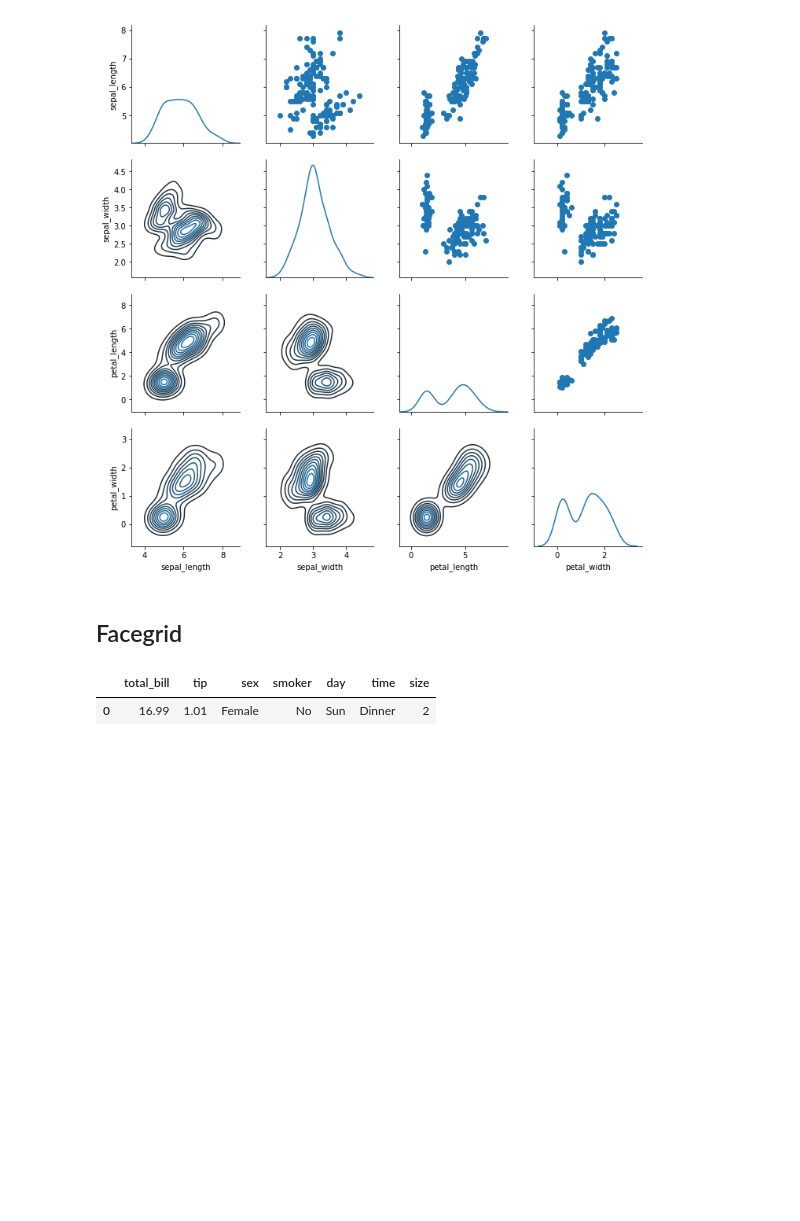
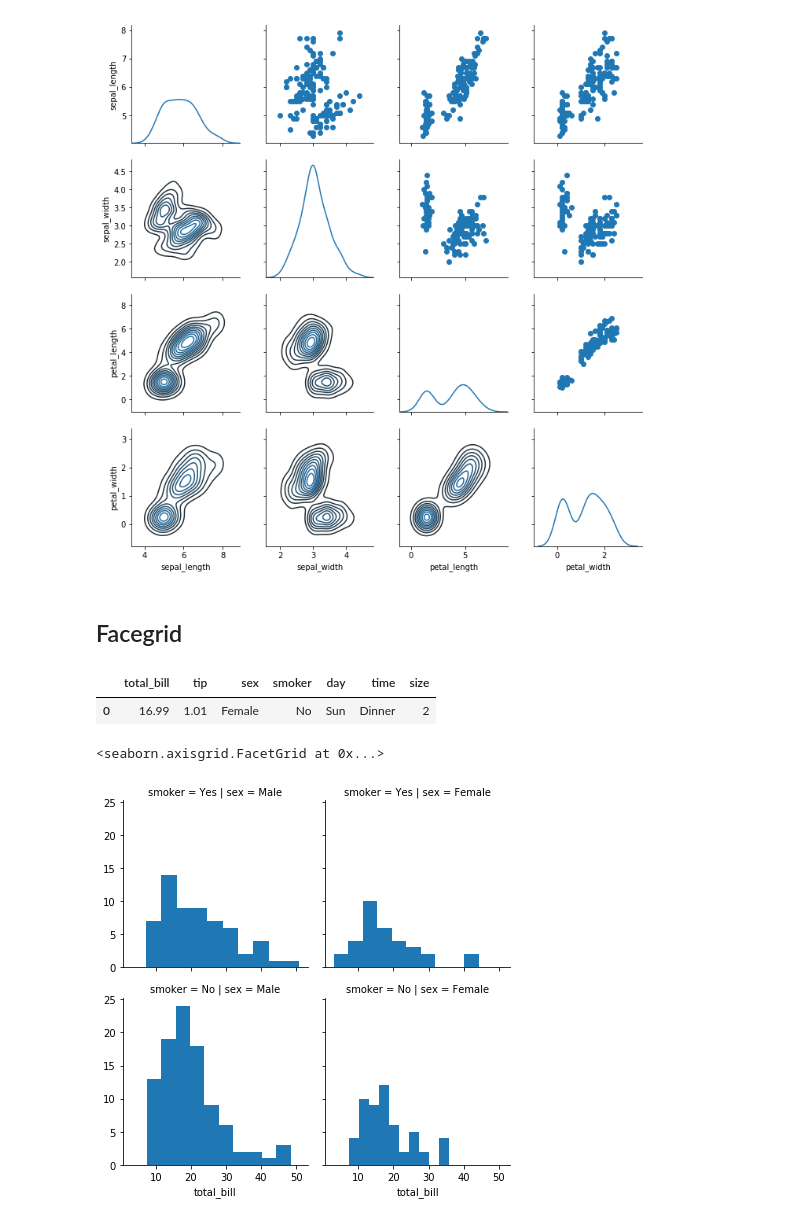
Before and after one commit to Jhooomn/learning-py, a Jupyter notebook: Seaborn/FaceGrid & PairGrid.ipynb, the cells around one changed output. Cells and saved outputs as stored; diff of their text form; code cells hidden in the pictures; blank space fills up the shorter version.

```diff
--- a/Seaborn/FaceGrid & PairGrid.ipynb
+++ b/Seaborn/FaceGrid & PairGrid.ipynb
@@ -60,3 +60,9 @@ df2.head(1)
 # %% [output]
 |  | total_bill | tip | sex | smoker | day | time | size |
 | 0 | 16.99 | 1.01 | Female | No | Sun | Dinner | 2 |
+# %%
+graph2 = sns.FacetGrid(data=df2, row='smoker', col='sex')
+graph2.map(plt.hist, 'total_bill')
+# %% [output]
+<seaborn.axisgrid.FacetGrid at 0x...>
+[figure, added]
```
